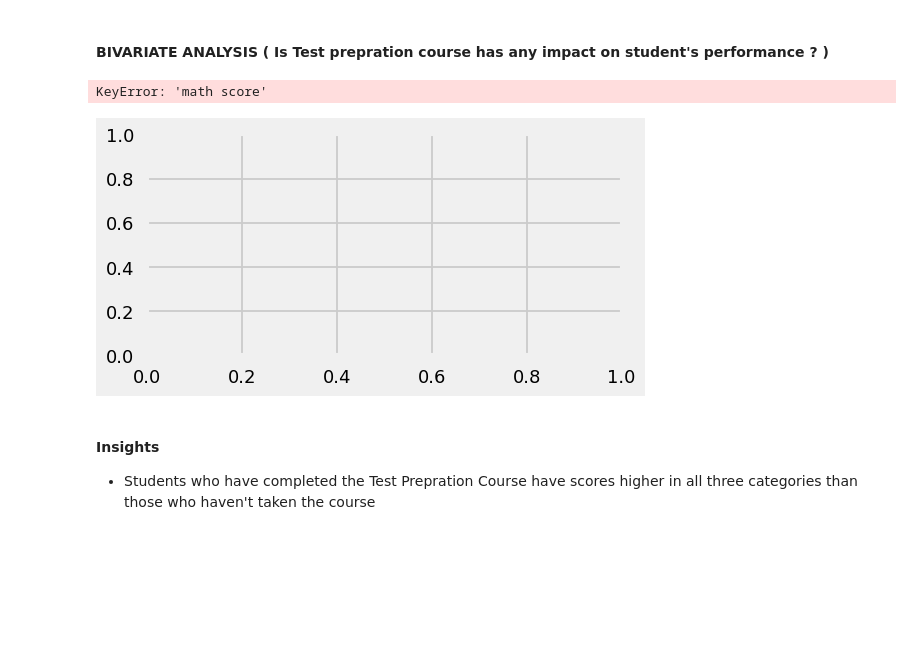
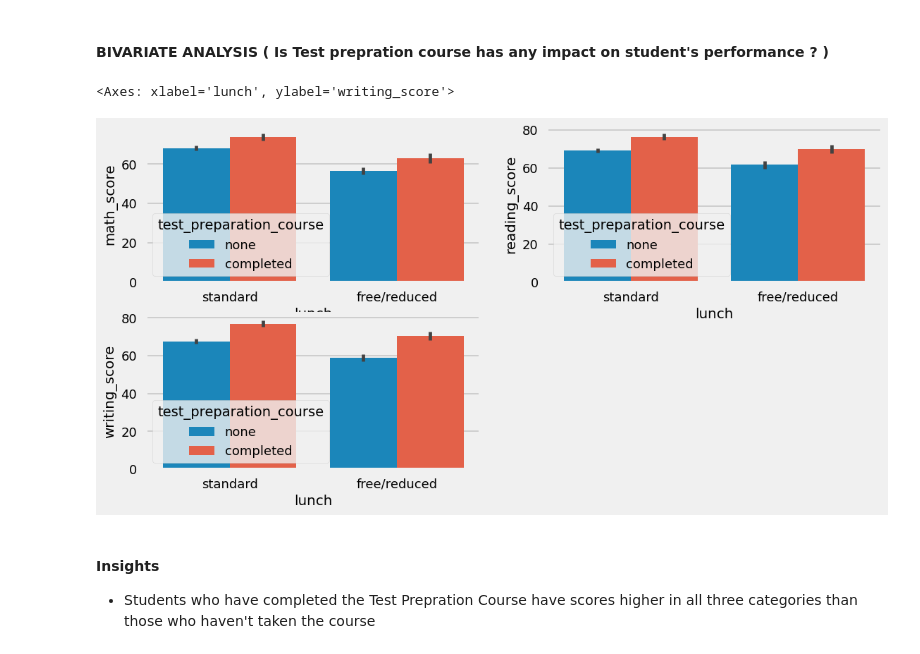
Before and after one commit to shubhajitpal2002/mlproject, a Jupyter notebook: notebook/1 . EDA STUDENT PERFORMANCE .ipynb, the cells around one changed output. Saved outputs shown, nothing was run; the diff lists cells and outputs as text; code cells hidden in the pictures; blank space fills up the shorter version.

```diff
--- a/notebook/1 . EDA STUDENT PERFORMANCE .ipynb
+++ b/notebook/1 . EDA STUDENT PERFORMANCE .ipynb
@@ -609,15 +609,14 @@ for container in ax[1].containers:
 # %%
 plt.figure(figsize=(12,6))
 plt.subplot(2,2,1)
 sns.barplot (x=df['lunch'], y=df['math_score'], hue=df['test_preparation_course'])
 plt.subplot(2,2,2)
-sns.barplot (x=df['lunch'], y=df['reading' \
-'score'], hue=df['test_preparation_course'])
+sns.barplot (x=df['lunch'], y=df['reading_score'], hue=df['test_preparation_course'])
 plt.subplot(2,2,3)
 sns.barplot (x=df['lunch'], y=df['writing_score'], hue=df['test_preparation_course'])
 # %% [output]
-KeyError: 'math score'
+<Axes: xlabel='lunch', ylabel='writing_score'>
-[figure, old version]
+[figure, new version]
 # %% [markdown]
 #### Insights
 - Students who have completed the Test Prepration Course have scores higher in all three categories than those who haven't taken the course
```
Also changed, not shown: parts of 2 cells of this notebook, 5 other files.
